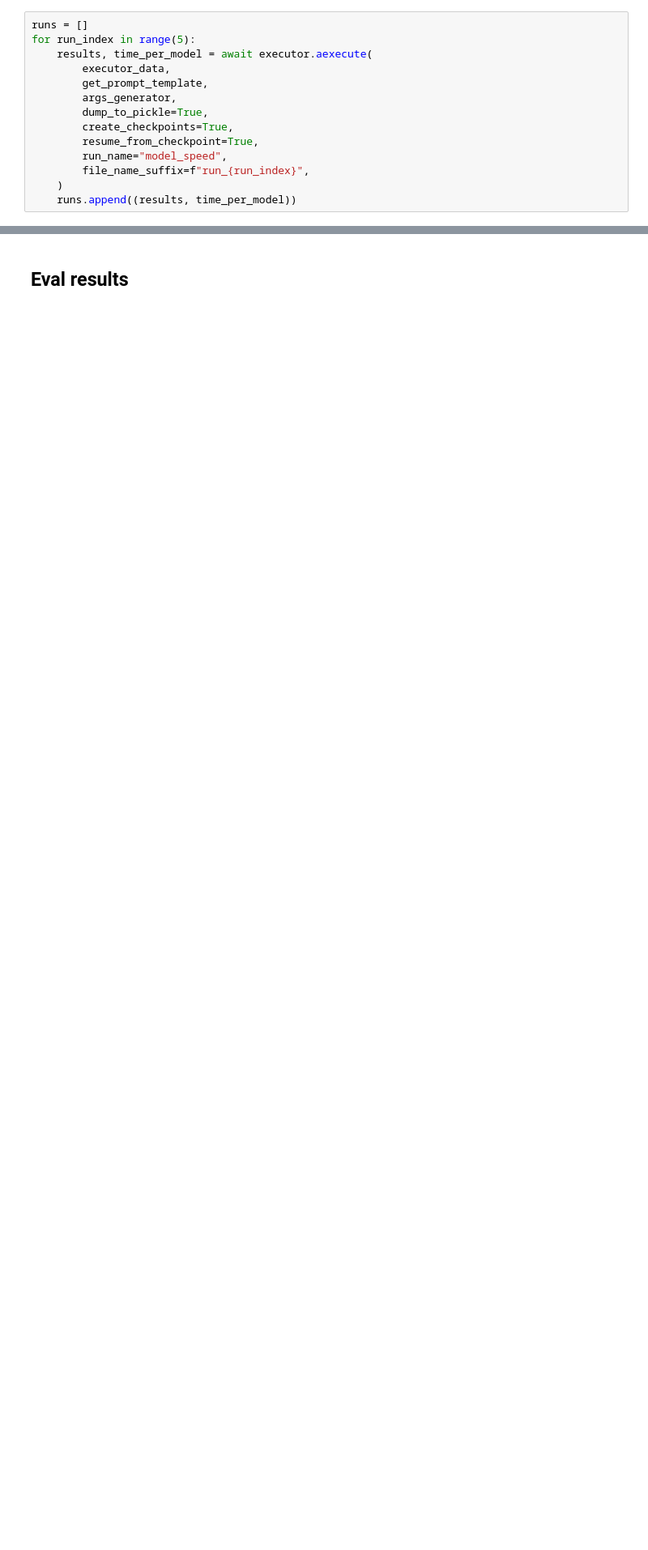
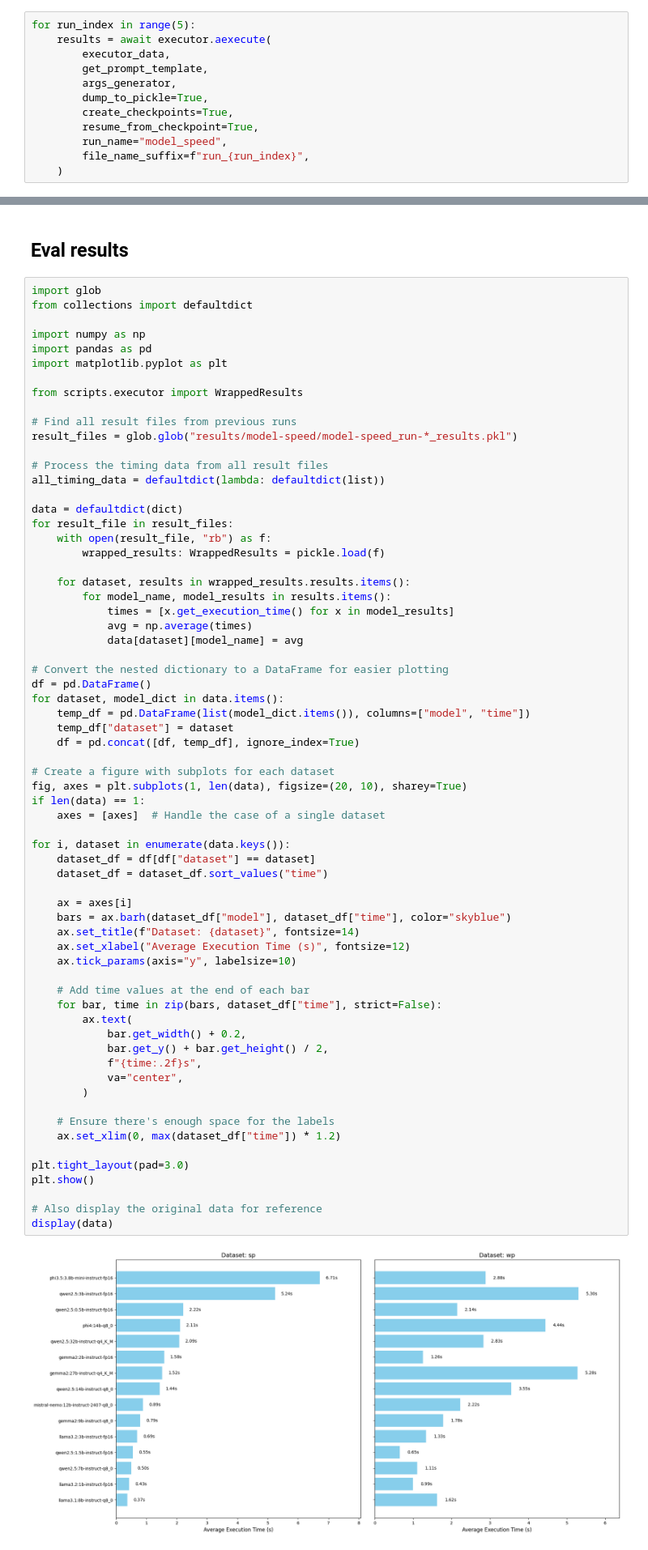
Before and after one commit to S0PEX/ICL-BRAINTEASER, a Jupyter notebook: notebooks/6_model_interferenc_speed.ipynb, the cells around one changed output, grey strips where cells are left out. Shown at 81% size. Saved outputs shown, nothing was run; the diff lists cells and outputs as text; blank space fills up the shorter version.

```diff
--- a/notebooks/6_model_interferenc_speed.ipynb
+++ b/notebooks/6_model_interferenc_speed.ipynb
@@ -110,9 +110,8 @@ def get_prompt_template(model_name: str, dataset: Dataset):
     chat_prompt_template = create_prompt_template_by_model(model_name, dataset.name)
     return chat_prompt_template
 # %%
-runs = []
 for run_index in range(5):
-    results, time_per_model = await executor.aexecute(
+    results = await executor.aexecute(
         executor_data,
         get_prompt_template,
         args_generator,
@@ -122,5 +121,4 @@ for run_index in range(5):
         run_name="model_speed",
         file_name_suffix=f"run_{run_index}",
     )
-    runs.append((results, time_per_model))
 # %% [output]
@@ -142,2 +127,70 @@ for run_index in range(5):
 # %% [markdown]
 ## Eval results
+# %%
+import glob
+from collections import defaultdict
+
+import numpy as np
+import pandas as pd
+import matplotlib.pyplot as plt
+
+from scripts.executor import WrappedResults
+
+# Find all result files from previous runs
+result_files = glob.glob("results/model-speed/model-speed_run-*_results.pkl")
+
+# Process the timing data from all result files
+all_timing_data = defaultdict(lambda: defaultdict(list))
+
+data = defaultdict(dict)
+for result_file in result_files:
+    with open(result_file, "rb") as f:
+        wrapped_results: WrappedResults = pickle.load(f)
+
+    for dataset, results in wrapped_results.results.items():
+        for model_name, model_results in results.items():
+            times = [x.get_execution_time() for x in model_results]
+            avg = np.average(times)
+            data[dataset][model_name] = avg
+
+# Convert the nested dictionary to a DataFrame for easier plotting
+df = pd.DataFrame()
+for dataset, model_dict in data.items():
+    temp_df = pd.DataFrame(list(model_dict.items()), columns=["model", "time"])
+    temp_df["dataset"] = dataset
+    df = pd.concat([df, temp_df], ignore_index=True)
+
+# Create a figure with subplots for each dataset
+fig, axes = plt.subplots(1, len(data), figsize=(20, 10), sharey=True)
+if len(data) == 1:
+    axes = [axes]  # Handle the case of a single dataset
+
+for i, dataset in enumerate(data.keys()):
+    dataset_df = df[df["dataset"] == dataset]
+    dataset_df = dataset_df.sort_values("time")
+
+    ax = axes[i]
+    bars = ax.barh(dataset_df["model"], dataset_df["time"], color="skyblue")
+    ax.set_title(f"Dataset: {dataset}", fontsize=14)
+    ax.set_xlabel("Average Execution Time (s)", fontsize=12)
+    ax.tick_params(axis="y", labelsize=10)
+
+    # Add time values at the end of each bar
+    for bar, time in zip(bars, dataset_df["time"], strict=False):
+        ax.text(
+            bar.get_width() + 0.2,
+            bar.get_y() + bar.get_height() / 2,
+            f"{time:.2f}s",
+            va="center",
+        )
+
+    # Ensure there's enough space for the labels
+    ax.set_xlim(0, max(dataset_df["time"]) * 1.2)
+
+plt.tight_layout(pad=3.0)
+plt.show()
+
+# Also display the original data for reference
+display(data)
+# %% [output]
+[figure, added]
```
Also changed, not shown: parts of 3 cells of this notebook, 11 other files.
